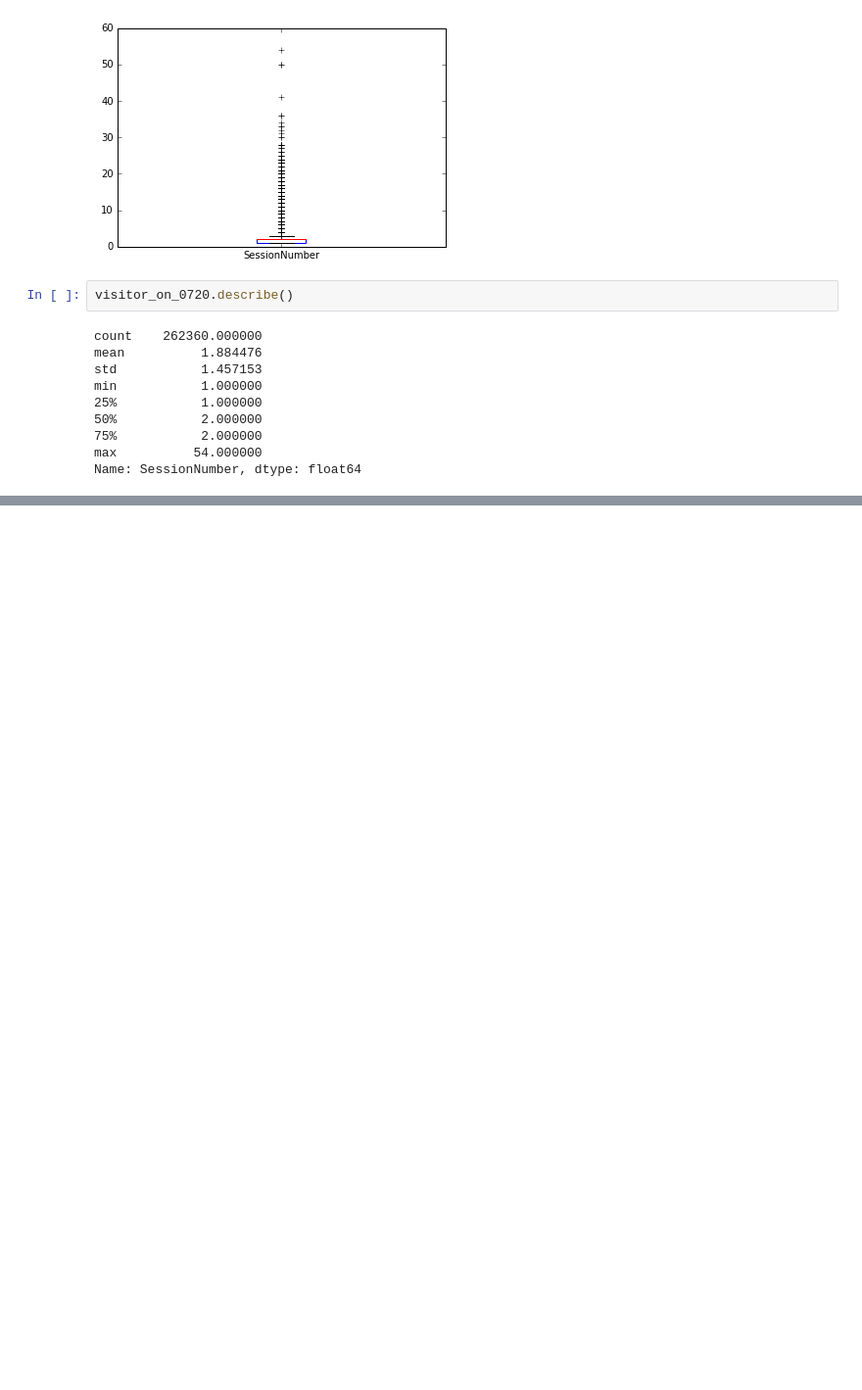
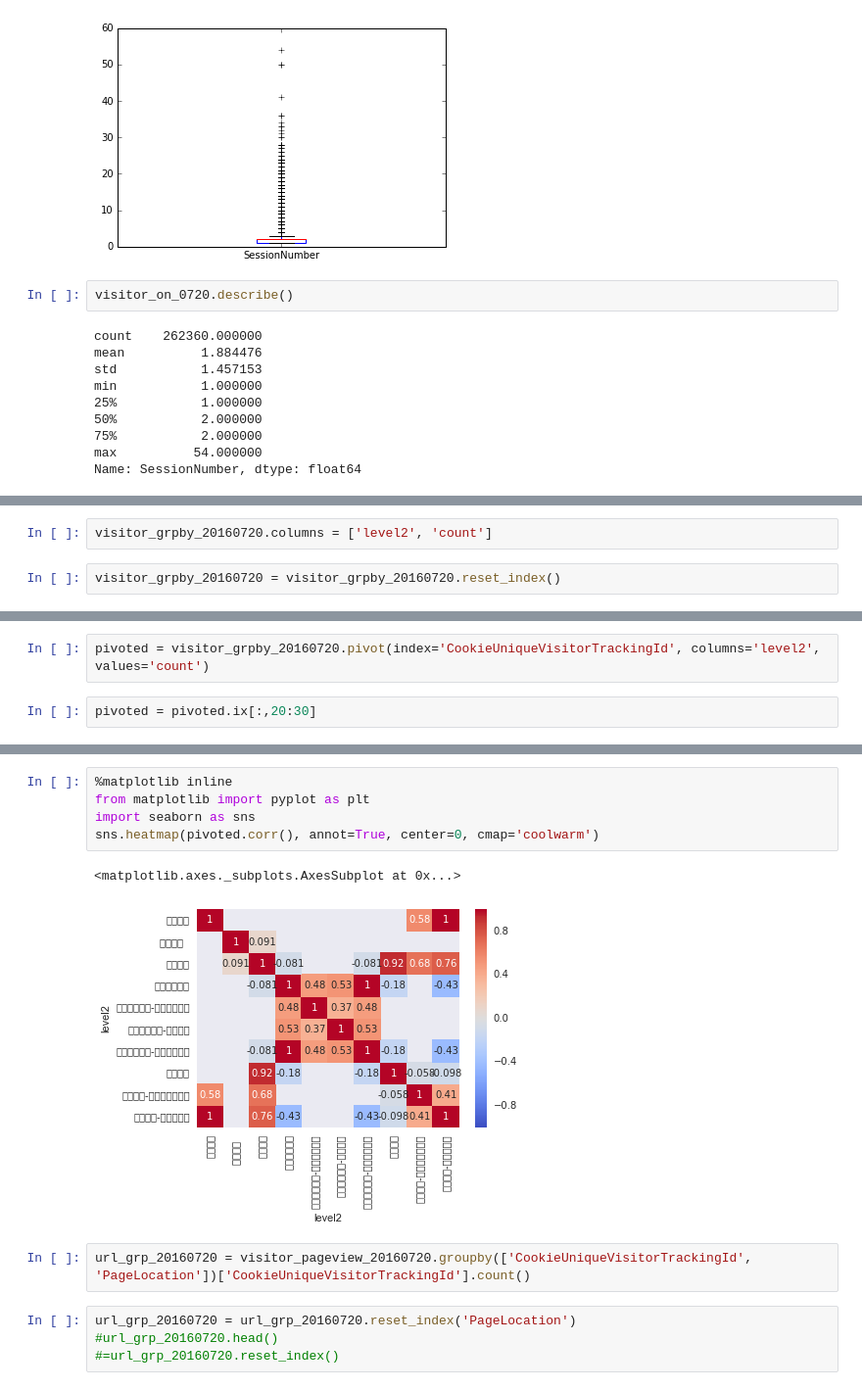
Before and after one commit to ywchiu/cathaybkpython, a Jupyter notebook: Demo20160908.ipynb, the cells around one changed output, grey strips where cells are left out. Shown at 98% size. Saved outputs shown, nothing was run; the diff lists cells and outputs as text; blank space fills up the shorter version.

Commit message:
add seaborn

```diff
--- a/Demo20160908.ipynb
+++ b/Demo20160908.ipynb
@@ -442,0 +616,4 @@ Name: SessionNumber, dtype: float64
+# %%
+visitor_grpby_20160720.columns = ['level2', 'count']
+# %%
+visitor_grpby_20160720 = visitor_grpby_20160720.reset_index()
@@ -442,0 +631,4 @@ Name: SessionNumber, dtype: float64
+# %%
+pivoted = visitor_grpby_20160720.pivot(index='CookieUniqueVisitorTrackingId', columns='level2', values='count')
+# %%
+pivoted = pivoted.ix[:,20:30]
@@ -442,0 +668,14 @@ Name: SessionNumber, dtype: float64
+# %%
+%matplotlib inline
+from matplotlib import pyplot as plt
+import seaborn as sns
+sns.heatmap(pivoted.corr(), annot=True, center=0, cmap='coolwarm')
+# %% [output]
+<matplotlib.axes._subplots.AxesSubplot at 0x...>
+[figure, added]
+# %%
+url_grp_20160720 = visitor_pageview_20160720.groupby(['CookieUniqueVisitorTrackingId', 'PageLocation'])['CookieUniqueVisitorTrackingId'].count()
+# %%
+url_grp_20160720 = url_grp_20160720.reset_index('PageLocation')
+#url_grp_20160720.head()
+#=url_grp_20160720.reset_index()
```
Also changed, not shown: parts of 32 cells of this notebook.
